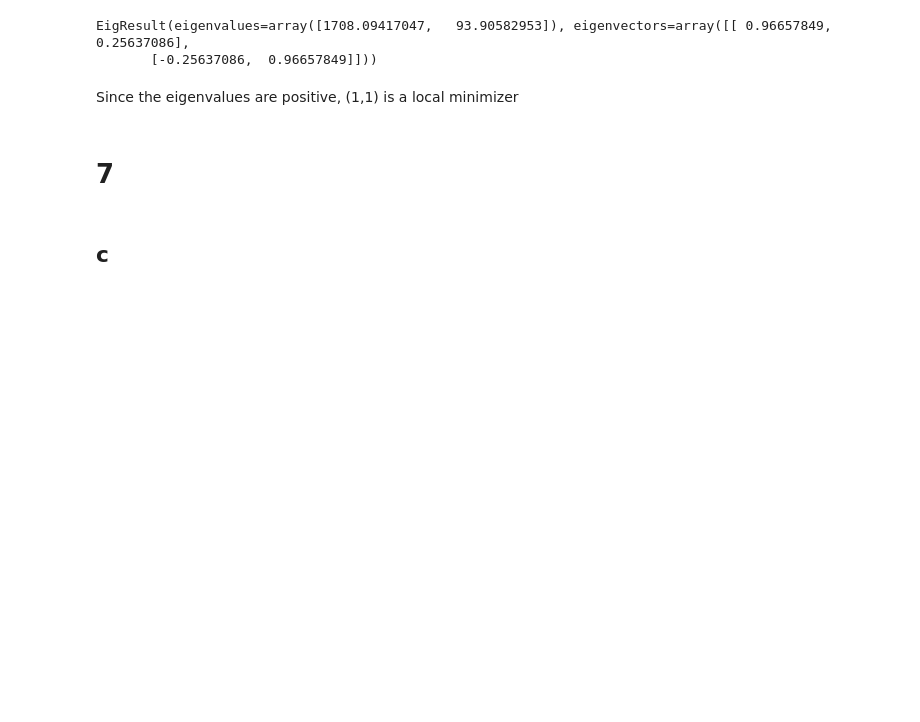
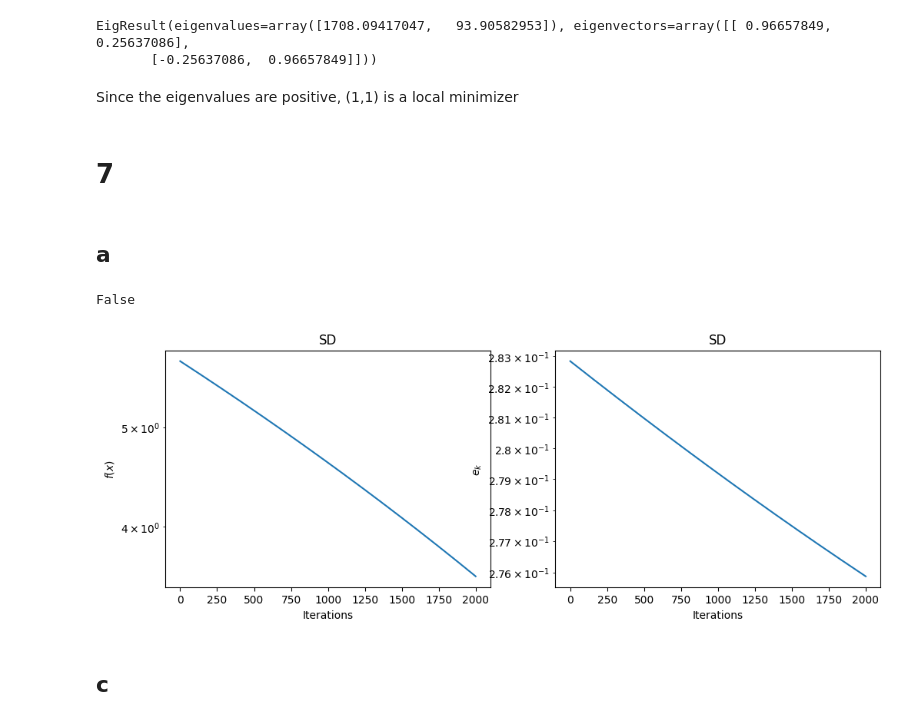
Before and after one commit to Tolsager/opt_hw1, a Jupyter notebook: victor.ipynb, the cells around one changed output. Drawn from its saved outputs; the diff is of its cells as text; code cells hidden in the pictures; blank space fills up the shorter version.

```diff
--- a/victor.ipynb
+++ b/victor.ipynb
@@ -94,3 +110,5 @@ EigResult(eigenvalues=array([1708.09417047,   93.90582953]), eigenvectors=array(
 Since the eigenvalues are positive, (1,1) is a local minimizer
 # %% [markdown]
 # 7
+# %% [markdown]
+## a
@@ -97,3 +155,50 @@ Since the eigenvalues are positive, (1,1) is a local minimizer
+# %%
+def steepest_descent(f: sp.Expr, vars: list[sp.Symbol], x0: np.ndarray, alpha: float=1, max_iter: int = 2000, tol: float=10e-10):
+    t0 = time.time()
+    if x0.ndim == 2:
+        x0 = x0.squeeze()
+    df = sp.Matrix([sp.diff(f, v) for v in vars])
+
+    f = sp.lambdify(vars, f)
+    df = sp.lambdify(vars, df)
+
+    xs = [x0]
+    fs = [f(*x0)]
+
+    x = x0
+
+    k = 0
+    while (k < max_iter) and (np.linalg.norm(df(*x), np.inf) >= tol):
+        x = x.copy()
+        grad = -df(*x)
+        p = grad / np.linalg.norm(grad)
+        p = p.squeeze()
+
+        x += alpha*p
+
+        xs.append(x)
+        fs.append(f(*x))
+
+        k += 1
+
+    converged = False
+    if k < max_iter:
+        converged = True
+
+
+    t1 = time.time()
+    total_time = t1 - t0
+
+    return xs, fs, k, total_time, converged
+# %%
+x0 = np.array([1.2, 1.2])
+xs, fs, k, total_time, converged = steepest_descent(f, [x, y], x0, alpha=0.00001)
+errors = get_errors(xs)
+print(converged)
+plot_opt_stats(fs, k, x0, errors, "SD", "SD")
+# %% [output]
+False
+[figure, added]
 # %% [markdown]
 ## c
 # %%
```
Also changed, not shown: parts of 14 cells of this notebook.
